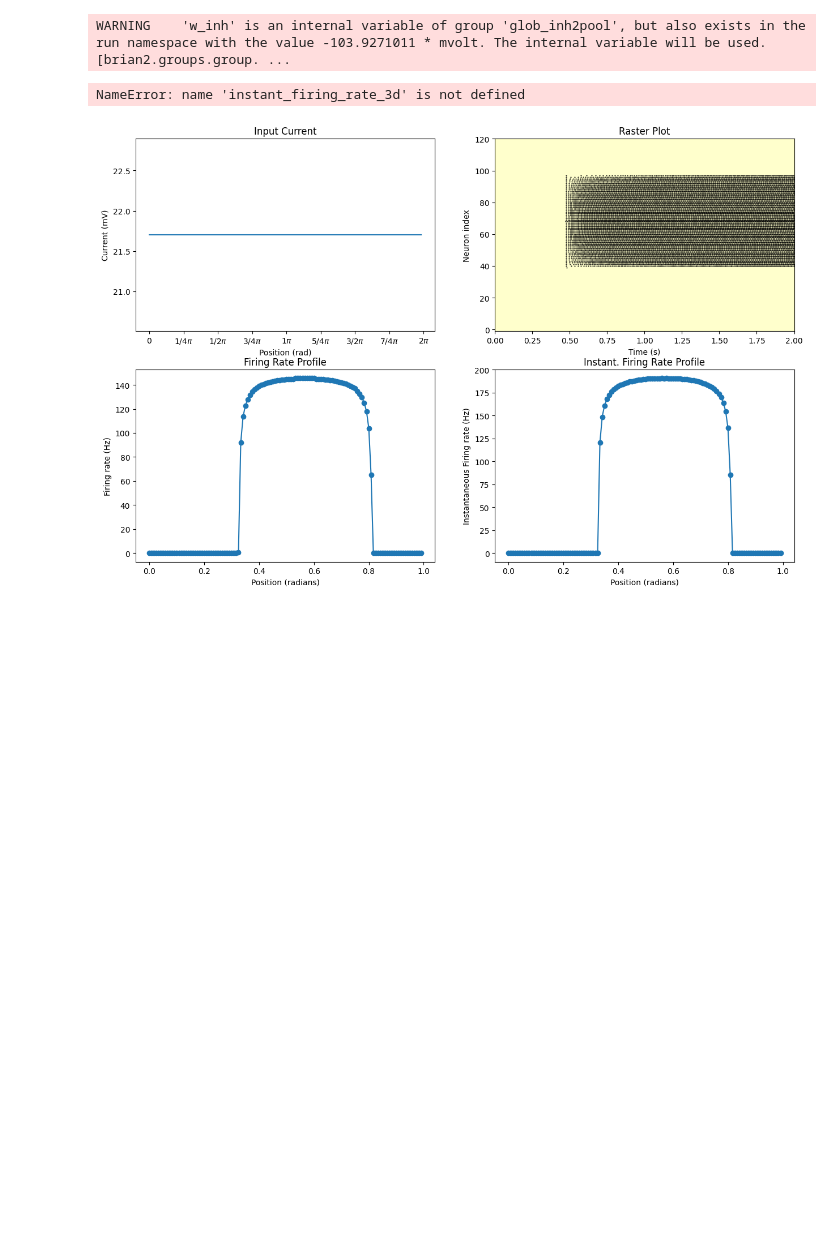
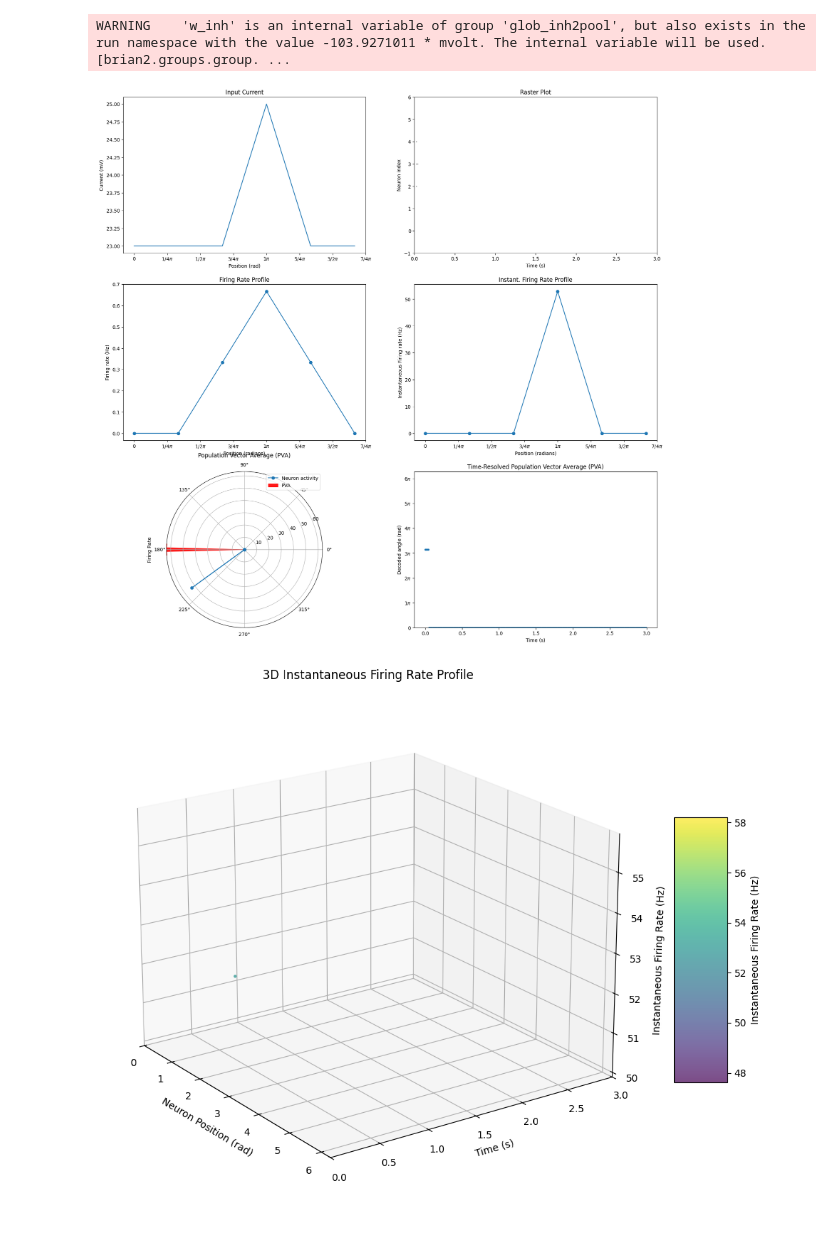
Before and after one commit to BernardMaacaron/JointAttractorNets, a Jupyter notebook: model.ipynb, the cells around one changed output. Cells and saved outputs as stored; diff of their text form; code cells hidden in the pictures; blank space fills up the shorter version.

Commit message:
WIP - Merging optimization with ring attractor model and Fixing FR to Spike conversion

```diff
--- a/model.ipynb
+++ b/model.ipynb
@@ -17,10 +19,10 @@ if deviceType == 'cpp_standalone':
 defaultclock.dt = 0.1*ms
 # %%
 # Setting network parameters
-num_neurons = 120
+num_neurons = 6
 # tau=10*ms
 tau = 10*ms
-sigma_noise=0.1*mV
+sigma_noise=0.0*mV
 V_rest=-70*mV
 # %%
 # External input: a spatially modulated current.
@@ -28,7 +30,7 @@ V_rest=-70*mV
 # For example, we define a Gaussian input centered at a particular position (stimulus_center)
 stimulus_center = 3.14  # center of the bump on the ring
 stimulus_width = 0.5  # width in radians
-I0 = 21.7*mV
+I0 = 23*mV
 
 # Define the external input as a function of neuron position
 positions = linspace(0, 2*pi, num_neurons, endpoint=False)
@@ -59,6 +61,9 @@ w_inh = -0.555*mV
 g_cosine = 69.51337004749652*mV
 w_inh = -103.92710109941913*mV
 
+# g_cosine = 4.0*mV
+# w_inh = -17.320508075688778*mV
+
 # Create neuron group
 Vth=-48*mV
 V_reset=-80*mV
@@ -69,14 +74,11 @@ ringAttractor = RingAttractor(neuron_eq,
                         num_neurons,
                         Vth, V_reset, refractory_period,
                         syn_profile='cosine',
-                        autapse=False, normalized=True,
+                        autapse=True, normalized=True,
                         glob_inh=glob_inh_flag, w_inh=w_inh,
                         g_cosine=g_cosine)
                         # sigma_exc=sigma_exc_val, sigma_inh=sigma_inh_val,
                         # g_exc=g_exc, g_inh=g_inh)
 
-ringAttractor.ring_pool.I_ext = I0
-ringAttractor.ring_pool.I_vel = 0.0
-
 ringAttractor.ring_pool.run_regularly('V = clip(V, V_reset, inf*volt)', dt=defaultclock.dt)
 # %% [output]
@@ -131,17 +125,16 @@ if deviceType == 'cpp_standalone':
 # %%
 from matplotlib.ticker import FuncFormatter
 from sympy import Rational
+
 
 #+---------------------------------------------------------------------------+
 #|                           Plotting the Results                            |
 #+---------------------------------------------------------------------------+
 
 # Create a figure with 6 subplots arranged in 3 rows and 2 columns
-fig = plt.figure(figsize=(15, 15))
+fig = plt.figure(figsize=(20,20))
 
-# 1. Input Current Plot
-ax1 = fig.add_subplot(3, 2, 1)
-ax1.plot(positions/pi, ringAttractor.ring_pool.I_ext/mV)
+positions = linspace(0, 2*pi, num_neurons, endpoint=False)
 # Define the formatter function
 def pi_formatter(x, pos):
     # Convert the value to a fraction of pi
@@ -153,47 +146,58 @@ def pi_formatter(x, pos):
     else:
         return r"${}\pi$".format(frac)
 
+
+# 1. Input Current Plot
+ax1 = fig.add_subplot(3, 2, 1)
+ax1.plot(positions/pi, ringAttractor.ring_pool.I_ext/mV)
 # Set the custom formatter for the x-axis
 ax1.xaxis.set_major_formatter(FuncFormatter(pi_formatter))
 ax1.set_title('Input Current')
 ax1.set_xlabel('Position (rad)')
 ax1.set_ylabel('Current (mV)')
 
 
 # 2. Raster Plot
 ax2 = fig.add_subplot(3, 2, 2)
-raster_plot(spikemon, ax=ax2, stim_periods=(0*second, input_on),
-            stim_display_method='highlight', duration=sim_duration, num_neurons=num_neurons, y_axisFull=True)
+raster_plot(spikemon, ax=ax2, duration=total_duration, num_neurons=num_neurons, y_axisFull=True)
+
 
 # 3. Firing Rate Profile Plot
 ax3 = fig.add_subplot(3, 2, 3)
-firing_rate, _ = firing_rate_profile(spikemon, positions/(2*pi), sim_duration, ax=ax3)
+firing_rate, _ = firing_rate_profile(spikemon, positions/pi, total_duration, ax=ax3)
+ax3.xaxis.set_major_formatter(FuncFormatter(pi_formatter))
+
 
 ax4 = fig.add_subplot(3, 2, 4)
-_, _ = firing_rate_profile(spikemon, positions/(2*pi), sim_duration, ax=ax4, instantRate=True)
+firing_rateInstant, _ = firing_rate_profile(spikemon, positions/pi, total_duration, ax=ax4, instantRate=True)
+ax4.xaxis.set_major_formatter(FuncFormatter(pi_formatter))
 
-# Create the 3D instantaneous firing rate plot
-fig, ax = instant_firing_rate_3d(spikemon, positions, sim_duration, num_neurons=num_neurons)
-
-# Optional: adjust the view angle for better visualization
-ax.view_init(elev=25, azim=45)
 
 
 # 4. Polar Plot of the Population Vector Average (PVA)
 ax5 = fig.add_subplot(3, 2, 5, projection='polar')
-polar_plot_PVA(firing_rate, positions, scale=1.2, ax=ax5)
+polar_plot_PVA(firing_rateInstant, positions, scale=1.2, ax=ax5)
 
 # 5. Time-Resolved PVA Plot
 ax6 = fig.add_subplot(3, 2, 6)
-_, _ = time_resolved_PVA(spikemon, positions, sim_duration, num_neurons, window_size=50*ms,
-                            ax=ax6, color_windows=True, stim_periods=(0*second, input_on))
+_, _ = time_resolved_PVA(spikemon, positions, total_duration, num_neurons,
+                        window_size=100*ms, ax=ax6)
+ax6.yaxis.set_major_formatter(FuncFormatter(pi_formatter))
+
+
+
+# Create the 3D instantaneous firing rate plot
+fig, ax = instantRateTT_plot(spikemon, positions, total_duration, num_neurons=num_neurons)
+
+# Optional: adjust the view angle for better visualization
+ax.view_init(elev=20, azim=-35)
 
 # # 6. Membrane potential traces
 # ax7 = fig.add_subplot(3, 2, 7)
-# membrane_potential_traces(statemon, sim_duration, Vth = Vth, ax=ax7)
+# membrane_potential_traces(statemon, total_duration, Vth = Vth, ax=ax7)
 
 plt.tight_layout()
-plt.show()
+plt.show(block=True)
 # %% [output]
-NameError: name 'instant_firing_rate_3d' is not defined
-[figure, old version]
+[figure, new version]
+[figure, added]
```
Also changed, not shown: parts of 4 cells of this notebook, 7 other files.
